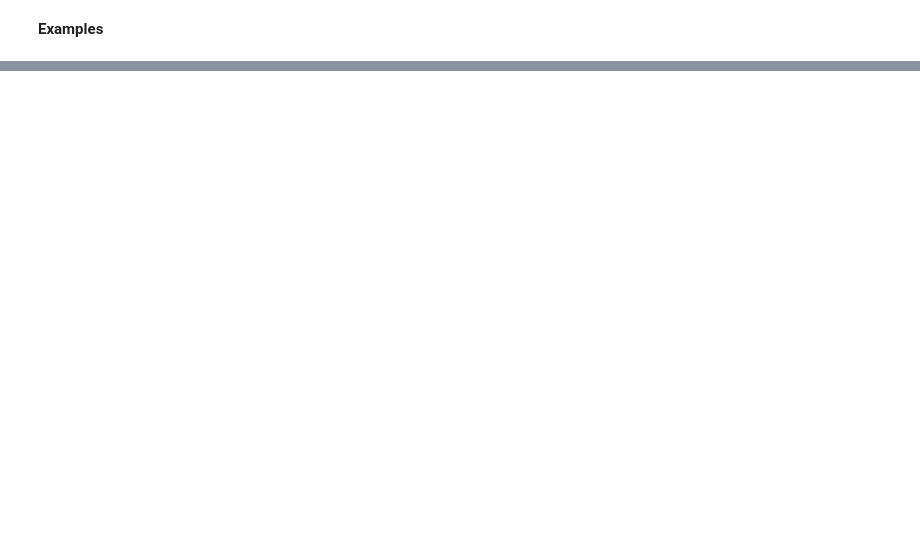
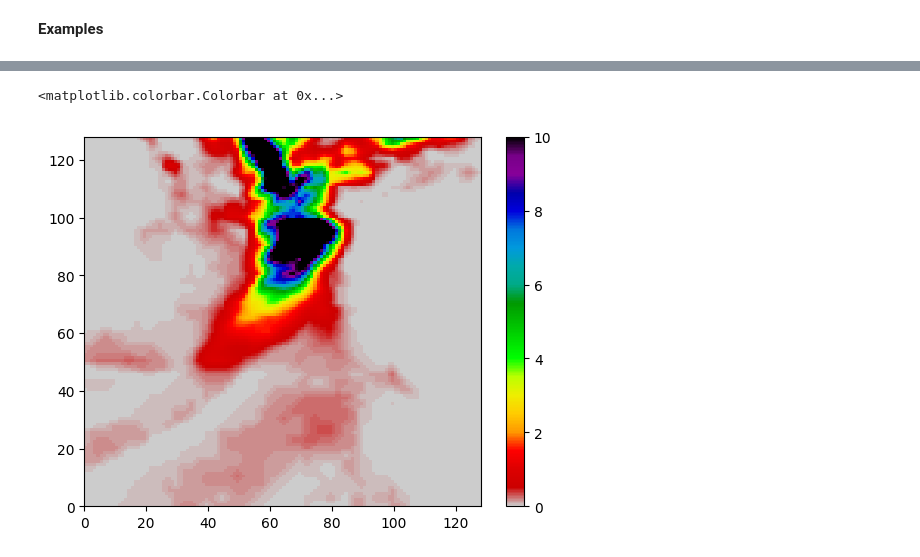
Before and after one commit to yingkaisha/MRMS_diffusion_bridge, a Jupyter notebook: CNN02_LDM_prediction_main.ipynb, the cells around one changed output, grey strips where cells are left out. Drawn from its saved outputs; the diff is of its cells as text; code cells hidden in the pictures; blank space fills up the shorter version.

```diff
--- a/CNN02_LDM_prediction_main.ipynb
+++ b/CNN02_LDM_prediction_main.ipynb
@@ -741,0 +791,6 @@ plt.colorbar()
+# %%
+plt.pcolormesh(APCP_true[0, ...], vmin=0, vmax=10, cmap=plt.cm.nipy_spectral_r)
+plt.colorbar()
+# %% [output]
+<matplotlib.colorbar.Colorbar at 0x...>
+[figure, added]
```
Also changed, not shown: parts of 13 cells of this notebook, 3 other files.
